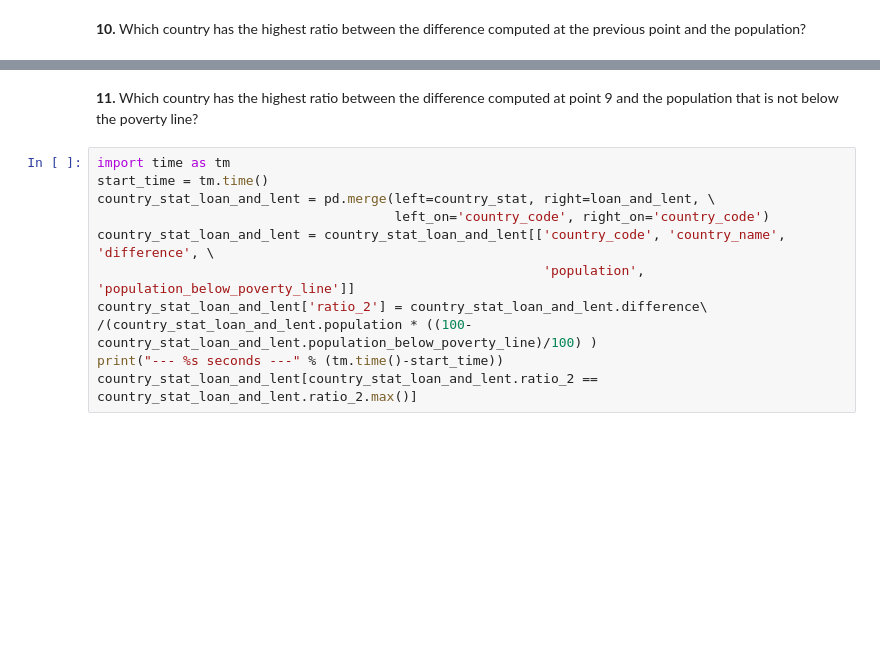
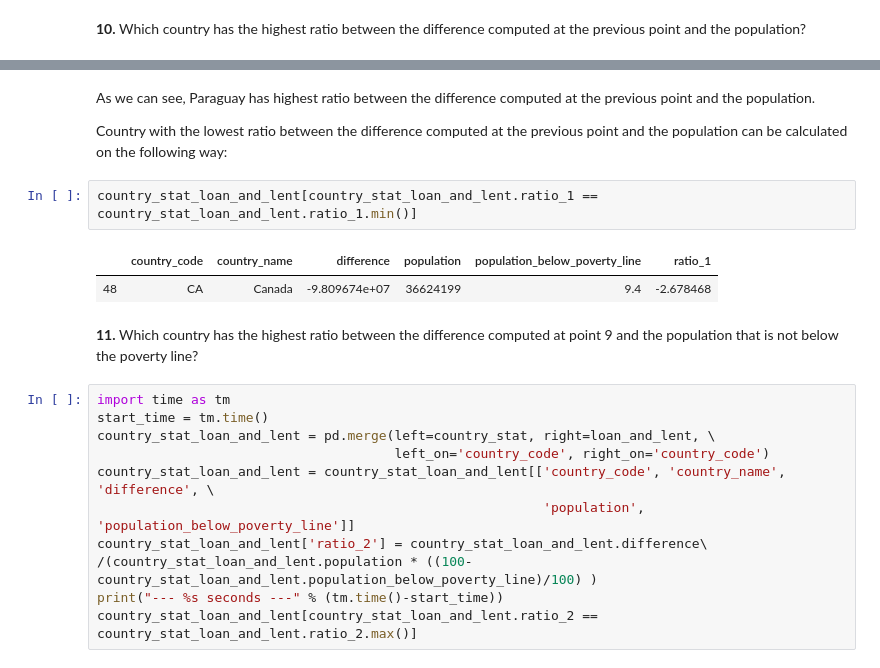
Before and after one commit to vladofilipovic/Foundation_CS_Project, a Jupyter notebook: project/solution-01-primary-final.ipynb, the cells around one changed output, grey strips where cells are left out. Drawn from its saved outputs; the diff is of its cells as text; blank space fills up the shorter version.

```diff
--- a/project/solution-01-primary-final.ipynb
+++ b/project/solution-01-primary-final.ipynb
@@ -252,3 +539,12 @@ country_stat_loan_and_lent[country_stat_loan_and_lent.ratio_1 == country_stat_lo
+# %% [markdown]
+As we can see, Paraguay has  highest ratio between the difference computed at the previous point and the population.
+
+Country with the lowest ratio between the difference computed at the previous point and the population can be calculated on the following way:
+# %%
+country_stat_loan_and_lent[country_stat_loan_and_lent.ratio_1 == country_stat_loan_and_lent.ratio_1.min()]
+# %% [output]
+|  | country_code | country_name | difference | population | population_below_poverty_line | ratio_1 |
+| 48 | CA | Canada | -9.809674e+07 | 36624199 | 9.4 | -2.678468 |
 # %% [markdown]
 **11.** Which country has the highest ratio between the difference computed at point 9 and the population that is not below the poverty line?
 # %%
```
Also changed, not shown: parts of 28 cells of this notebook, 1 other file.
